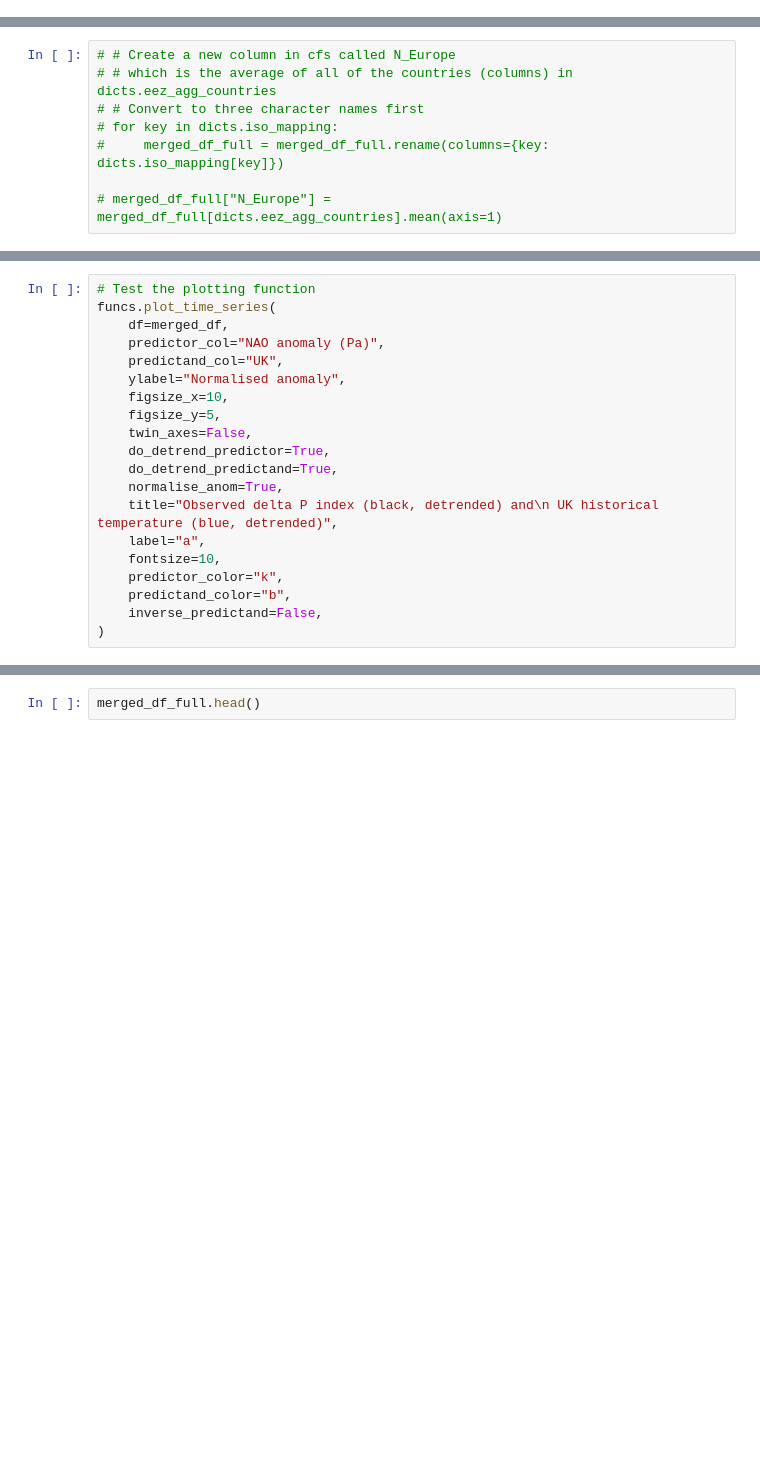
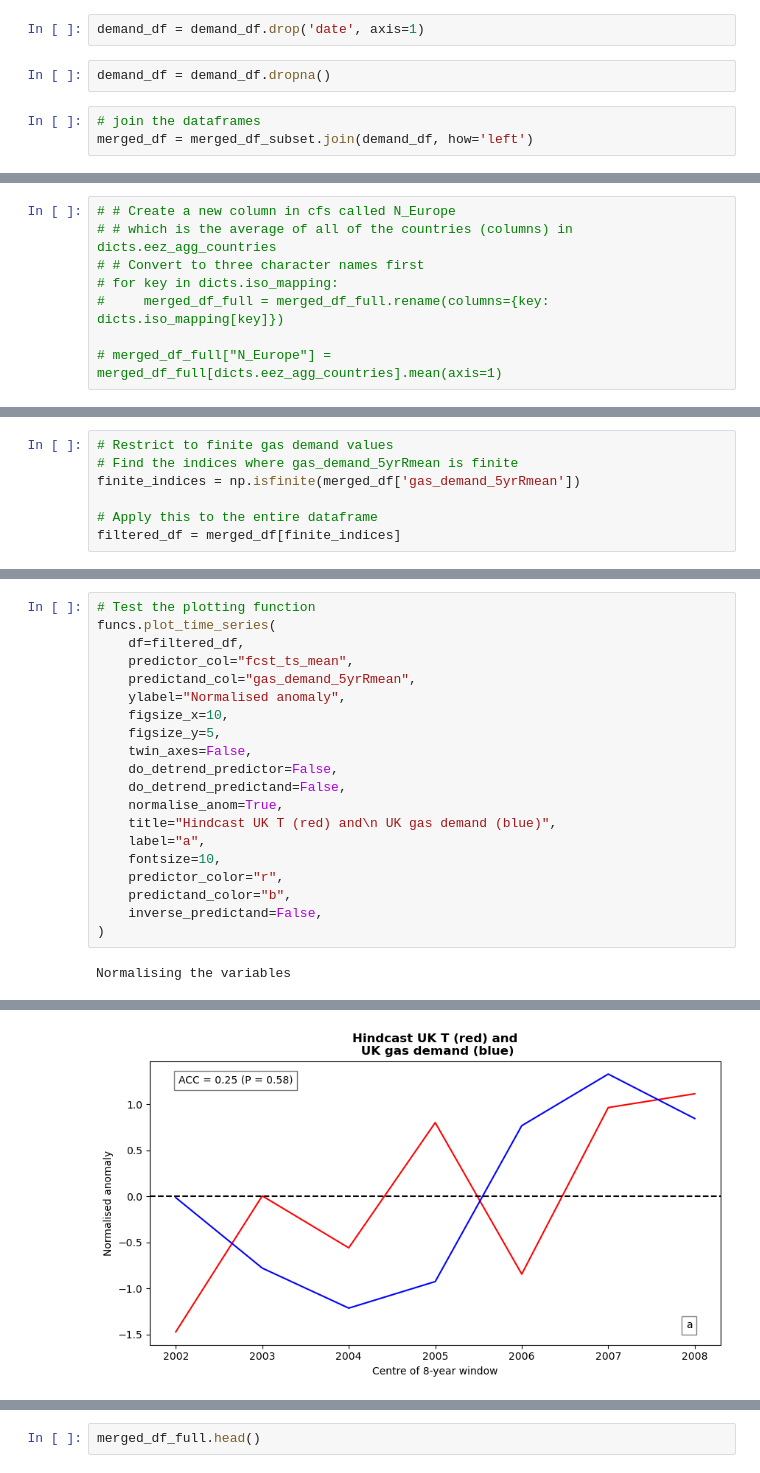
Before and after one commit to benhutchmet/energy-met-corr, a Jupyter notebook: testing-shapefiles.ipynb, the cells around one changed output, grey strips where cells are left out. Saved outputs shown, nothing was run; the diff lists cells and outputs as text; blank space fills up the shorter version.

```diff
--- a/testing-shapefiles.ipynb
+++ b/testing-shapefiles.ipynb
@@ -100,2 +167,9 @@ merged_df, corr_df = dfs
+# %%
+demand_df = demand_df.drop('date', axis=1)
+# %%
+demand_df = demand_df.dropna()
+# %%
+# join the dataframes
+merged_df = merged_df_subset.join(demand_df, how='left')
 # %%
 merged_df.head()
@@ -576,0 +665,7 @@ merged_df.head()
+# %%
+# Restrict to finite gas demand values
+# Find the indices where gas_demand_5yrRmean is finite
+finite_indices = np.isfinite(merged_df['gas_demand_5yrRmean'])
+
+# Apply this to the entire dataframe
+filtered_df = merged_df[finite_indices]
@@ -580,20 +686,22 @@ importlib.reload(funcs)
 # %%
 # Test the plotting function
 funcs.plot_time_series(
-    df=merged_df,
-    predictor_col="NAO anomaly (Pa)",
-    predictand_col="UK",
+    df=filtered_df,
+    predictor_col="fcst_ts_mean",
+    predictand_col="gas_demand_5yrRmean",
     ylabel="Normalised anomaly",
     figsize_x=10,
     figsize_y=5,
     twin_axes=False,
-    do_detrend_predictor=True,
-    do_detrend_predictand=True,
+    do_detrend_predictor=False,
+    do_detrend_predictand=False,
     normalise_anom=True,
-    title="Observed delta P index (black, detrended) and\n UK historical temperature (blue, detrended)",
+    title="Hindcast UK T (red) and\n UK gas demand (blue)",
     label="a",
     fontsize=10,
-    predictor_color="k",
+    predictor_color="r",
     predictand_color="b",
     inverse_predictand=False,
 )
+# %% [output]
+Normalising the variables
@@ -600,3 +718,4 @@ funcs.plot_time_series(
+[figure, added]
 # %%
 from scipy.stats import pearsonr
 
```
Also changed, not shown: parts of 20 cells of this notebook, 3 other files.
